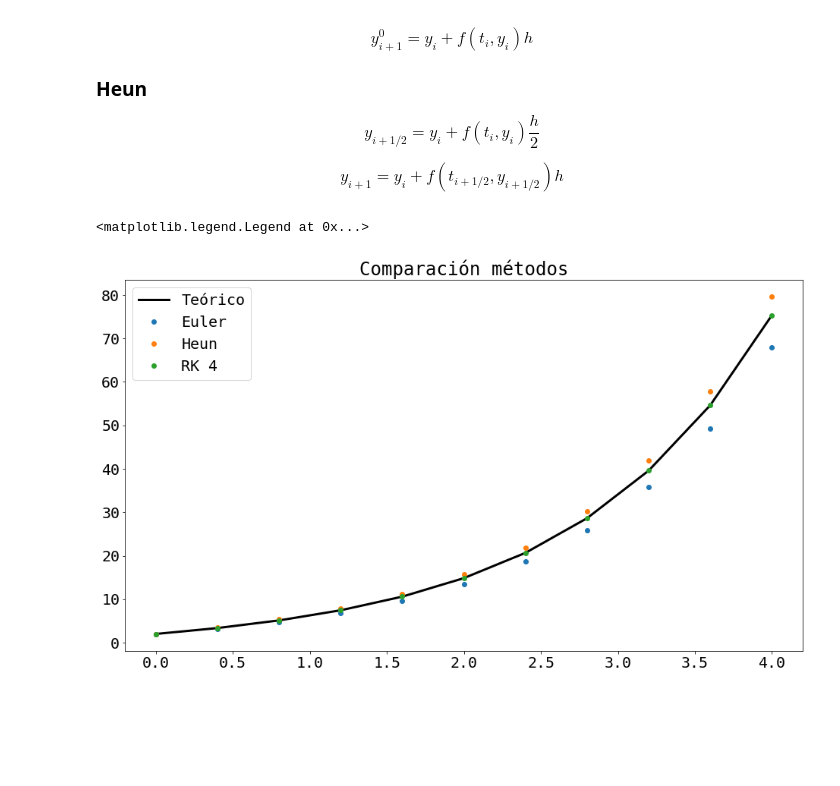
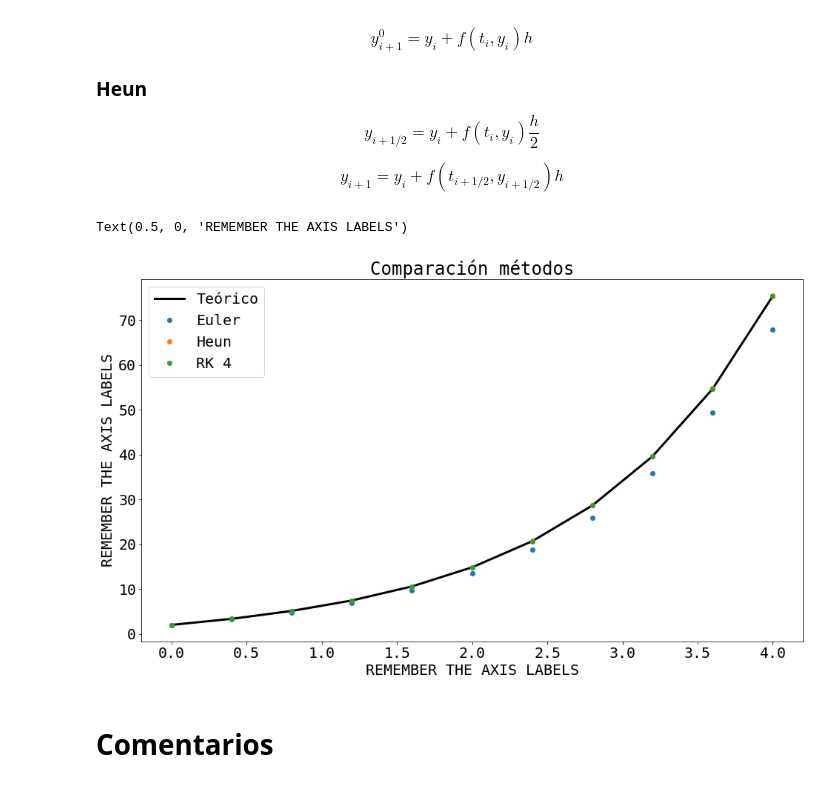
Before and after one commit to abonellitoro/2022_Ingenieria, a Jupyter notebook: Consultas/Augusto/guia0/Guía_0.ipynb, the cells around one changed output. Drawn from its saved outputs; the diff is of its cells as text; code cells hidden in the pictures; blank space fills up the shorter version.

Commit message:
ComentariosFinalesGuia0

```diff
--- a/Consultas/Augusto/guia0/Guía_0.ipynb
+++ b/Consultas/Augusto/guia0/Guía_0.ipynb
@@ -203,7 +214,9 @@ def paso_euler(dx, xo, yo, F):
 
 def paso_heun(dx, xo, yo, F):
     y_half = yo + F(xo, yo)*(dx/2)
-    y = yo + F(xo+dx/2, yo)*dx
+#MDF    este tiene un error:
+#MDF    y = yo + F(xo+dx/2, yo)*dx
+    y = yo + F(xo+dx/2, y_half)*dx
     return y
 
 def RK(dx, xo, yo, F):
@@ -229,18 +242,22 @@ def error(y_teorico, y_numerico):
 # %%
 N = 10
 xe, ye = dfsolve(N, method = paso_euler)
 xh, yh = dfsolve(N, method = paso_heun)
 xrk, yrk = dfsolve(N, method = RK)
 
 
 y_teorico = F_teorico(xrk)
 
 plt.plot(xrk, y_teorico, 'k', lw=3, label='Teórico')
 plt.plot(xe, ye, 'o', label= 'Euler')
 plt.plot(xh, yh, 'o', label= 'Heun')
 plt.plot(xrk, yrk, 'o', label='RK 4')
 plt.title('Comparación métodos')
 plt.legend()
+plt.ylabel('remember the axis labels'.upper())
+plt.xlabel('remember the axis labels'.upper())
 # %% [output]
-<matplotlib.legend.Legend at 0x...>
+Text(0.5, 0, 'REMEMBER THE AXIS LABELS')
-[figure, old version]
+[figure, new version]
+# %% [markdown]
+# Comentarios
```
Also changed, not shown: parts of 3 cells of this notebook.
